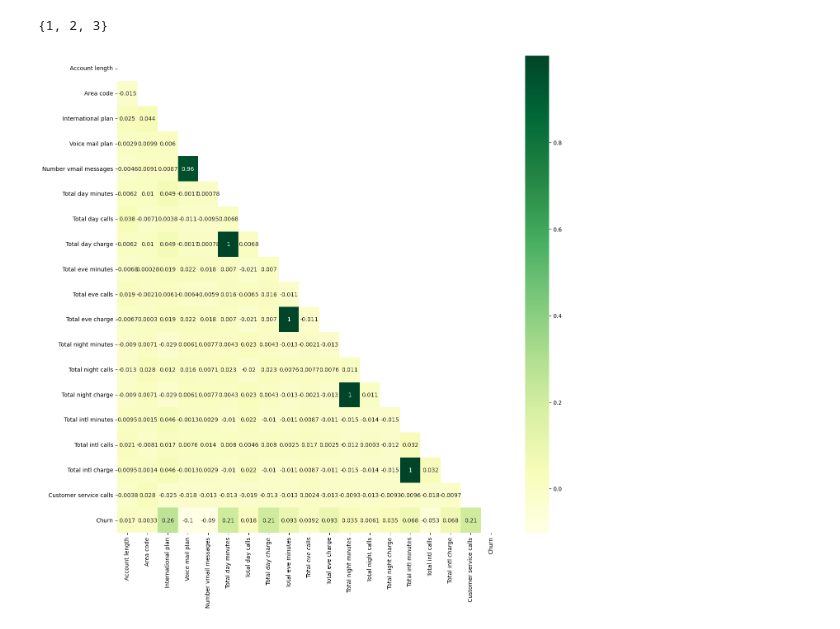
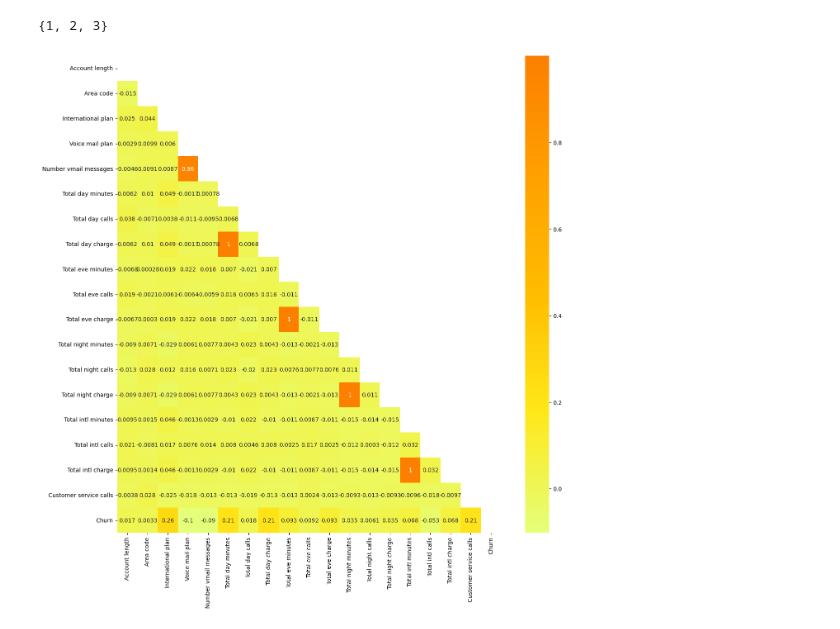
Before and after one commit to juliusmarkwei/Telecom-Churn, a Jupyter notebook: Telecom_Churn.ipynb, the cells around one changed output. Drawn from its saved outputs; the diff is of its cells as text; code cells hidden in the pictures.

```diff
--- a/Telecom_Churn.ipynb
+++ b/Telecom_Churn.ipynb
@@ -287,7 +287,7 @@ set(telecom_data['Area code'])
 # %%
 plt.figure(figsize=(15, 15))
 mask = np.triu(np.ones_like(telecom_data.corr()))
-sns.heatmap(telecom_data.corr(), annot=True, mask=mask, cmap='YlGn')
+sns.heatmap(telecom_data.corr(), annot=True, mask=mask, cmap='Wistia')
 plt.show()
 # %% [output]
-[figure, old version]
+[figure, new version]
```
Also changed, not shown: parts of 3 cells of this notebook.
